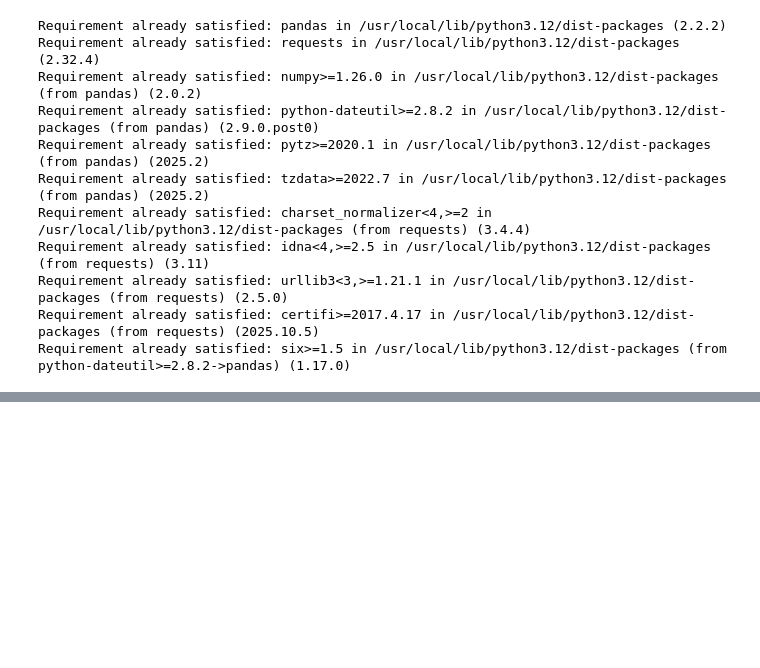
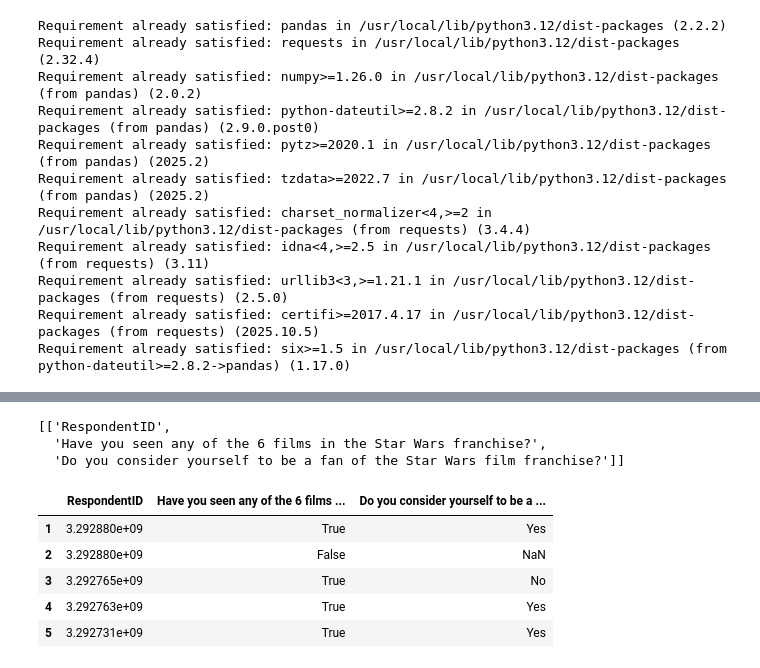
Before and after one commit to saksham-v25/Data-Cleaning-, a Jupyter notebook: star_wars_analysis/star_wars_analysis.ipynb, the cells around one changed output, grey strips where cells are left out. Drawn from its saved outputs; the diff is of its cells as text; code cells hidden in the pictures; blank space fills up the shorter version.

```diff
--- a/star_wars_analysis/star_wars_analysis.ipynb
+++ b/star_wars_analysis/star_wars_analysis.ipynb
@@ -40,0 +73,24 @@ df.head()
+# %%
+cleaned_df = df[["RespondentID","Have you seen any of the 6 films in the Star Wars franchise?","Do you consider yourself to be a fan of the Star Wars film franchise?"]].copy()
+# %%
+cleaned_df
+# %% [output]
+[['RespondentID',
+  'Have you seen any of the 6 films in the Star Wars franchise?',
+  'Do you consider yourself to be a fan of the Star Wars film franchise?']]
+# %%
+yes_no={
+    "Yes":True,
+    "No":False
+}
+# %%
+cleaned_df["Have you seen any of the 6 films in the Star Wars franchise?"]=cleaned_df["Have you seen any of the 6 films in the Star Wars franchise?"].map(yes_no)
+# %%
+cleaned_df.head()
+# %% [output]
+|  | RespondentID | Have you seen any of the 6 films ... | Do you consider yourself to be a ... |
+| 1 | 3.292880e+09 | True | Yes |
+| 2 | 3.292880e+09 | False | NaN |
+| 3 | 3.292765e+09 | True | No |
+| 4 | 3.292763e+09 | True | Yes |
+| 5 | 3.292731e+09 | True | Yes |
```
Also changed, not shown: parts of 13 cells of this notebook.
